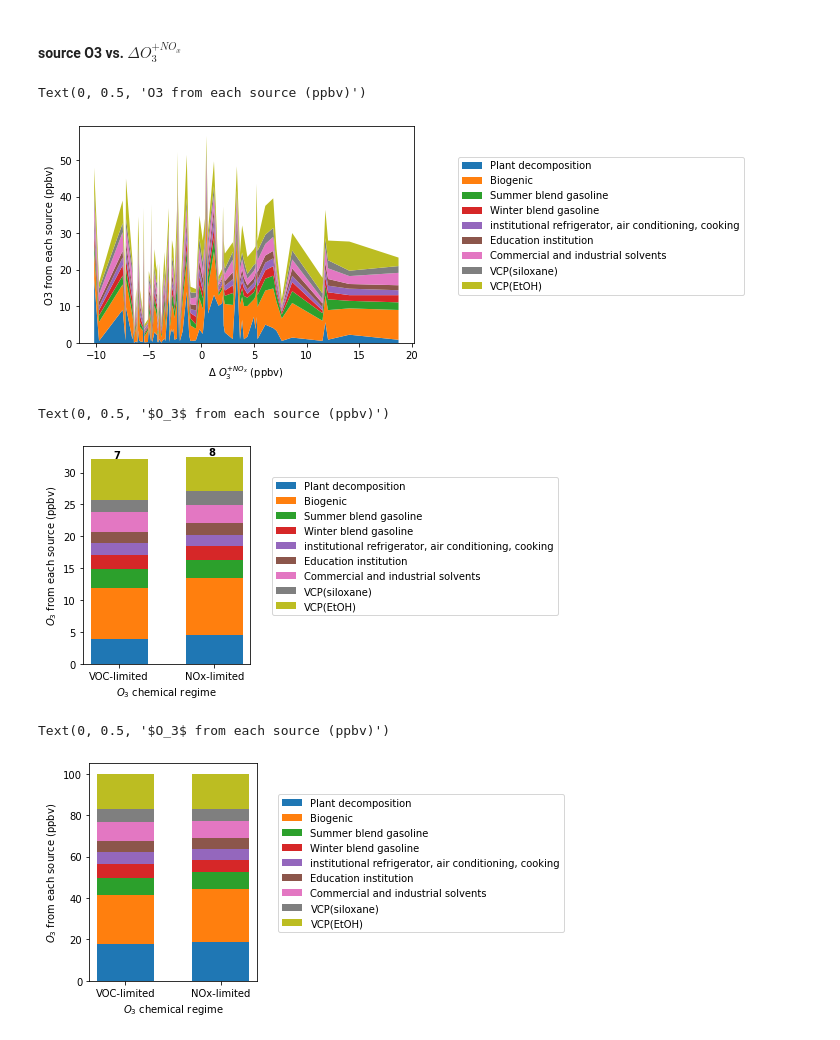
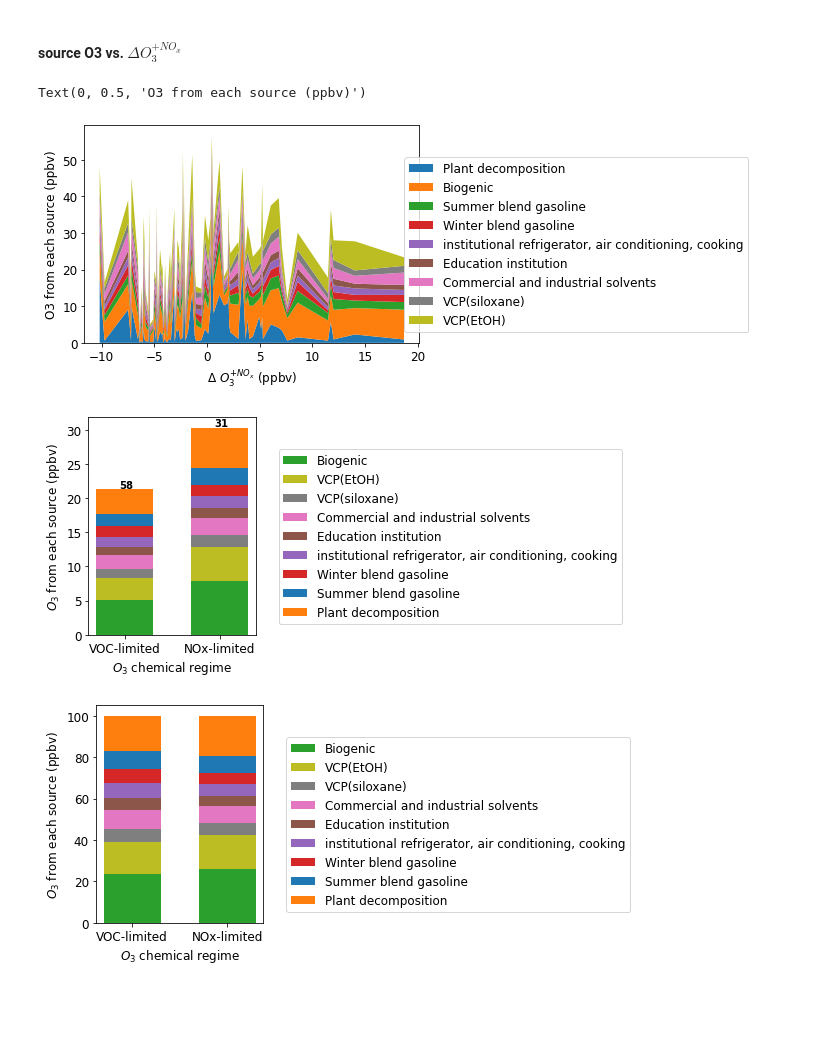
Before and after one commit to shenglun7/VOC_RECAP, a Jupyter notebook: code/script/box_model_output.ipynb, the cells around one changed output. Cells and saved outputs as stored; diff of their text form; code cells hidden in the pictures; blank space fills up the shorter version.

```diff
--- a/code/script/box_model_output.ipynb
+++ b/code/script/box_model_output.ipynb
@@ -137,4 +82,0 @@ for i in range(10):
-# %%
-for i in col:
-    r_value = df_O3_source['O3_tot'].corr(df_O3_source[i])
-    print('r_value for ' + i + ' is: ' + str(r_value))
@@ -195,6 +126,11 @@ Text(0, 0.5, '$O_3$ from each source (ppbv)')
 df_plot['MDA8_bin'] = pd.cut(df_plot['MDA8'], bins=[0,50,70,90,120],
                              labels=['<50','50-70','70-90','>90'])
 df_plot_bin = df_plot.groupby('MDA8_bin').mean()
+df_plot_bin = df_plot_bin[['Vanilla','Biogenic','VCP(EtOH)','VCP(siloxane)','Commercial and industrial solvents','Education institution','institutional refrigerator, air conditioning, cooking','Winter blend gasoline','Summer blend gasoline','Plant decomposition']]
+color_new = ['#2ca02c','#bcbd22','#7f7f7f','#e377c2','#8c564b','#9467bd','#d62728','#1f77b4','#ff7f0e']
+
+# set text size
+plt.rcParams.update({'font.size': 12})
 
 fig, ax=plt.subplots(1, figsize=(3, 4))
 
@@ -203,14 +139,16 @@ bottom = np.zeros(len(x))
 
 for i in np.arange(1,10,1):
     ax.bar(x, df_plot_bin.iloc[:,i], width=0.6,
-           bottom=bottom, label=df_plot_bin.columns[i])
+           bottom=bottom, label=df_plot_bin.columns[i], color=color_new[i-1])
     bottom = bottom + df_plot_bin.iloc[:,i]
 
 sample_size = df_plot.groupby('MDA8_bin').count().iloc[:,0]
 for j in range(4):
-    ax.text(j-0.2, bottom[j]+0.2, str(sample_size[j]), fontsize=10, fontweight='bold')
+    ax.text(j-0.2, bottom[j]+0.5, str(sample_size[j]), fontsize=10, fontweight='bold')
 
+ax.set_ylim(0,35)
 ax.legend(bbox_to_anchor=(1.1, 0.88))
 ax.set_xlabel('MDA8 $O_3$ (ppbv)')
-ax.set_ylabel('$O_3$ from each source (ppbv)')
+ax.set_ylabel('$O_3$ formation (ppbv)')
+fig.savefig('../../result/bar_O3_source_vs_MDA8O3.png', dpi=1200, bbox_inches='tight',facecolor='white')
 # %% [output]
@@ -229,9 +166,10 @@ bottom = np.zeros(len(x))
 
 for i in np.arange(1,10,1):
     ax.bar(x, df_plot_bin.iloc[:,i], width=0.6,
-           bottom=bottom, label=df_plot_bin.columns[i])
+           bottom=bottom, label=df_plot_bin.columns[i], color=color_new[i-1])
     bottom = bottom + df_plot_bin.iloc[:,i]
 ax.legend(bbox_to_anchor=(1.1, 0.88))
 ax.set_xlabel('MDA8 $O_3$ (ppbv)')
 ax.set_ylabel('$O_3$ from each source (%)')
+fig.savefig('../../result/bar_O3_source_vs_MDA8O3_precentage.png', dpi=1200, bbox_inches='tight',facecolor='white')
 # %% [output]
@@ -256,13 +193,14 @@ plt.xlabel('$\Delta\ O_3^{+NO_x}$ (ppbv)')
 plt.ylabel('O3 from each source (ppbv)')
 # %% [output]
 Text(0, 0.5, 'O3 from each source (ppbv)')
-[figure, old version]
+[figure, new version]
 # %%
 # bin by O3 sensitivity
-df_plot = df_plot[(df_plot['b1_b2_3hr'].notna())&(df_plot['MDA8']>90)&(df_plot['MDA8']<120)]
+df_plot = df_plot[(df_plot['b1_b2_3hr'].notna())]
 df_plot['O3_sensitivity_bin'] = pd.cut(df_plot['b1_b2_3hr'], bins=[-20,0,20],
                              labels=['VOC-limited','NOx-limited'])
 df_plot_bin = df_plot.groupby('O3_sensitivity_bin').mean()
+df_plot_bin = df_plot_bin[['Vanilla','Biogenic','VCP(EtOH)','VCP(siloxane)','Commercial and industrial solvents','Education institution','institutional refrigerator, air conditioning, cooking','Winter blend gasoline','Summer blend gasoline','Plant decomposition']]
 
 fig, ax=plt.subplots(1, figsize=(3, 4))
 
@@ -271,7 +209,7 @@ bottom = np.zeros(len(x))
 
 for i in np.arange(1,10,1):
     ax.bar(x, df_plot_bin.iloc[:,i], width=0.6,
-           bottom=bottom, label=df_plot_bin.columns[i])
+           bottom=bottom, label=df_plot_bin.columns[i], color=color_new[i-1])
     bottom = bottom + df_plot_bin.iloc[:,i]
 
 sample_size = df_plot.groupby('O3_sensitivity_bin').count().iloc[:,0]
@@ -281,27 +219,27 @@ for j in range(2):
 ax.legend(bbox_to_anchor=(1.1, 0.88))
 ax.set_xlabel('$O_3$ chemical regime')
 ax.set_ylabel('$O_3$ from each source (ppbv)')
+fig.savefig('../../result/bar_O3_source_vs_O3_sensitivity.png', dpi=1200, bbox_inches='tight',facecolor='white')
 # %% [output]
-Text(0, 0.5, '$O_3$ from each source (ppbv)')
-[figure, old version]
+[figure, new version]
 # %%
 # calculate percentage
 df_plot_bin['O3_tot'] = df_plot_bin.iloc[:,1:10].sum(axis=1)
 for i in np.arange(1,10,1):
     df_plot_bin.iloc[:,i] = df_plot_bin.iloc[:,i]/df_plot_bin['O3_tot']*100
 
 # plot
 fig, ax=plt.subplots(1, figsize=(3, 4))
 x = df_plot_bin.index
 bottom = np.zeros(len(x))
 
 for i in np.arange(1,10,1):
     ax.bar(x, df_plot_bin.iloc[:,i], width=0.6,
-           bottom=bottom, label=df_plot_bin.columns[i])
+           bottom=bottom, label=df_plot_bin.columns[i], color=color_new[i-1])
     bottom = bottom + df_plot_bin.iloc[:,i]
 ax.legend(bbox_to_anchor=(1.1, 0.88))
 ax.set_xlabel('$O_3$ chemical regime')
 ax.set_ylabel('$O_3$ from each source (ppbv)')
+fig.savefig('../../result/bar_O3_source_vs_O3_sensitivity_precentage.png', dpi=1200, bbox_inches='tight',facecolor='white')
 # %% [output]
-Text(0, 0.5, '$O_3$ from each source (ppbv)')
-[figure, old version]
+[figure, new version]
```
Also changed, not shown: parts of 12 cells of this notebook, 8 other files.
